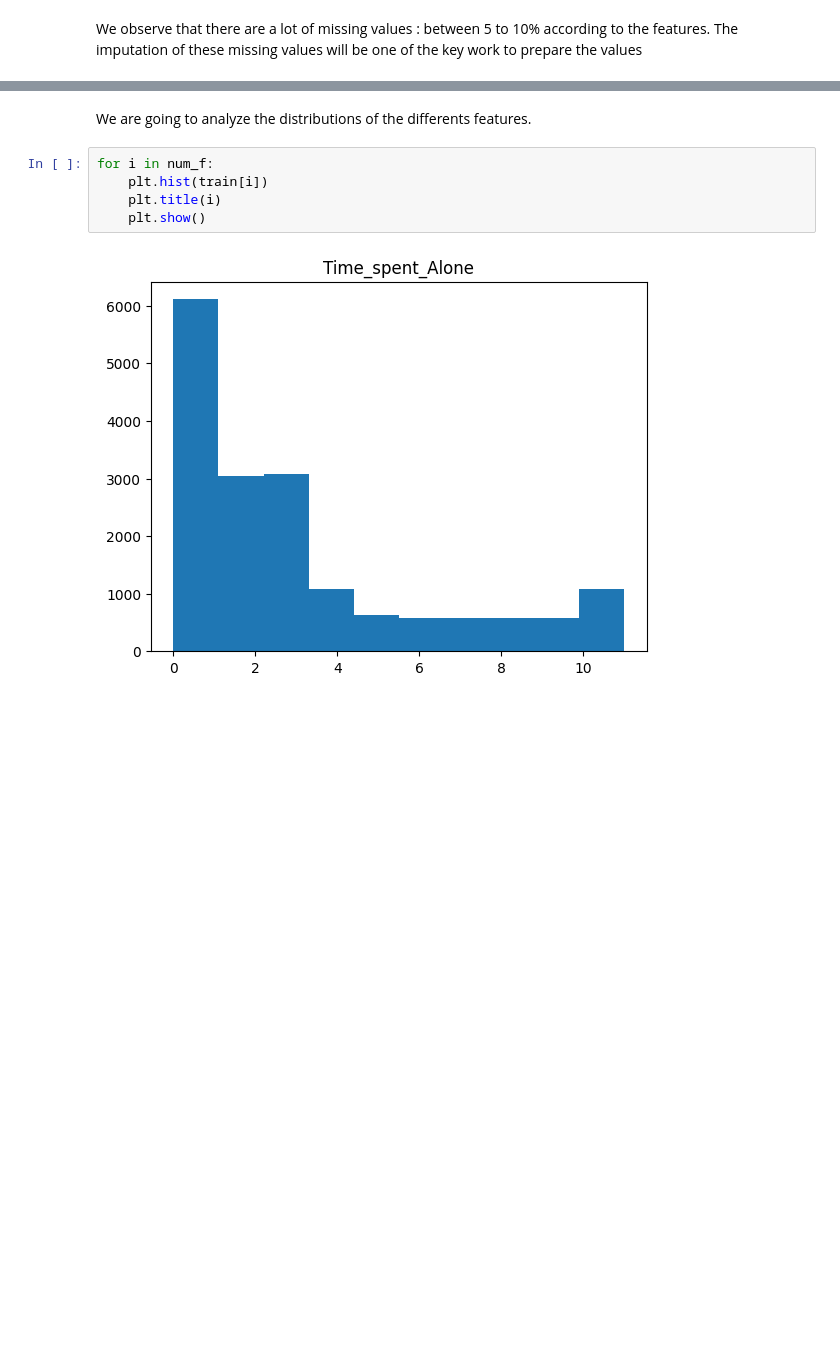
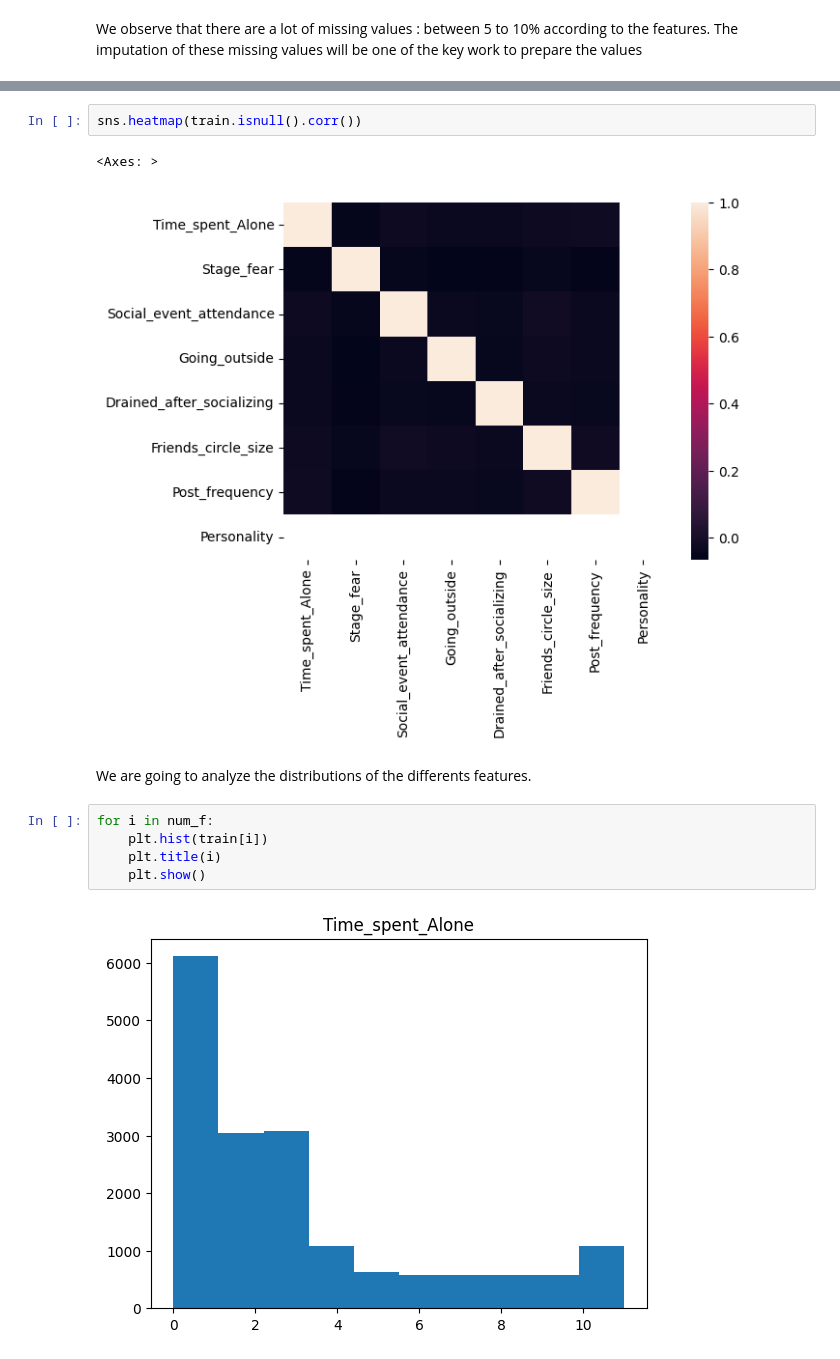
Before and after one commit to leclercrafael/kaggle_introverts, a Jupyter notebook: main.ipynb, the cells around one changed output, grey strips where cells are left out. Cells and saved outputs as stored; diff of their text form; blank space fills up the shorter version.

```diff
--- a/main.ipynb
+++ b/main.ipynb
@@ -116,3 +146,8 @@ We observe that there are a lot of missing values : between 5 to 10% according t
+# %%
+sns.heatmap(train.isnull().corr())
+# %% [output]
+<Axes: >
+[figure, added]
 # %% [markdown]
 We are going to analyze the distributions of the differents features.
 # %%
```
Also changed, not shown: parts of 12 cells of this notebook.
